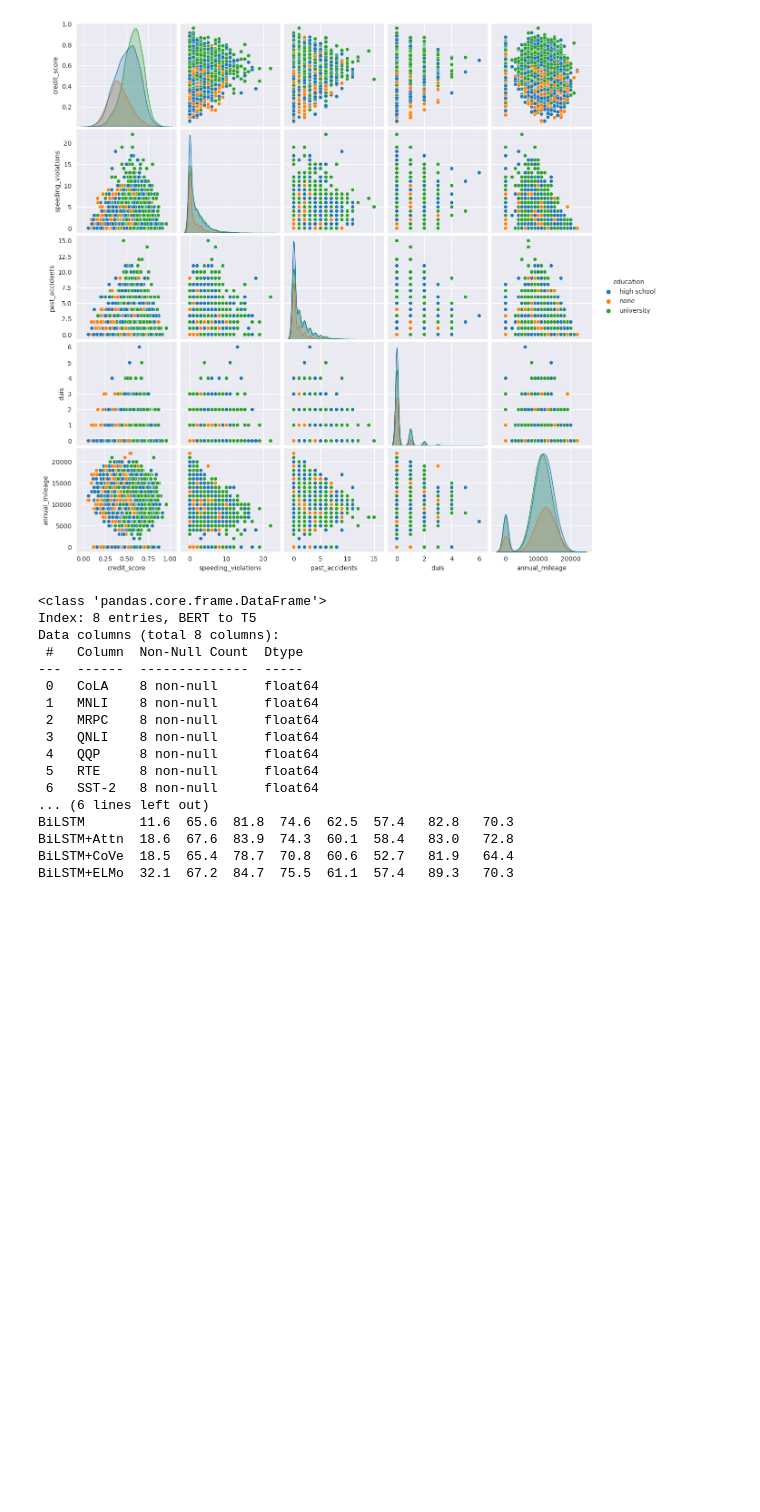
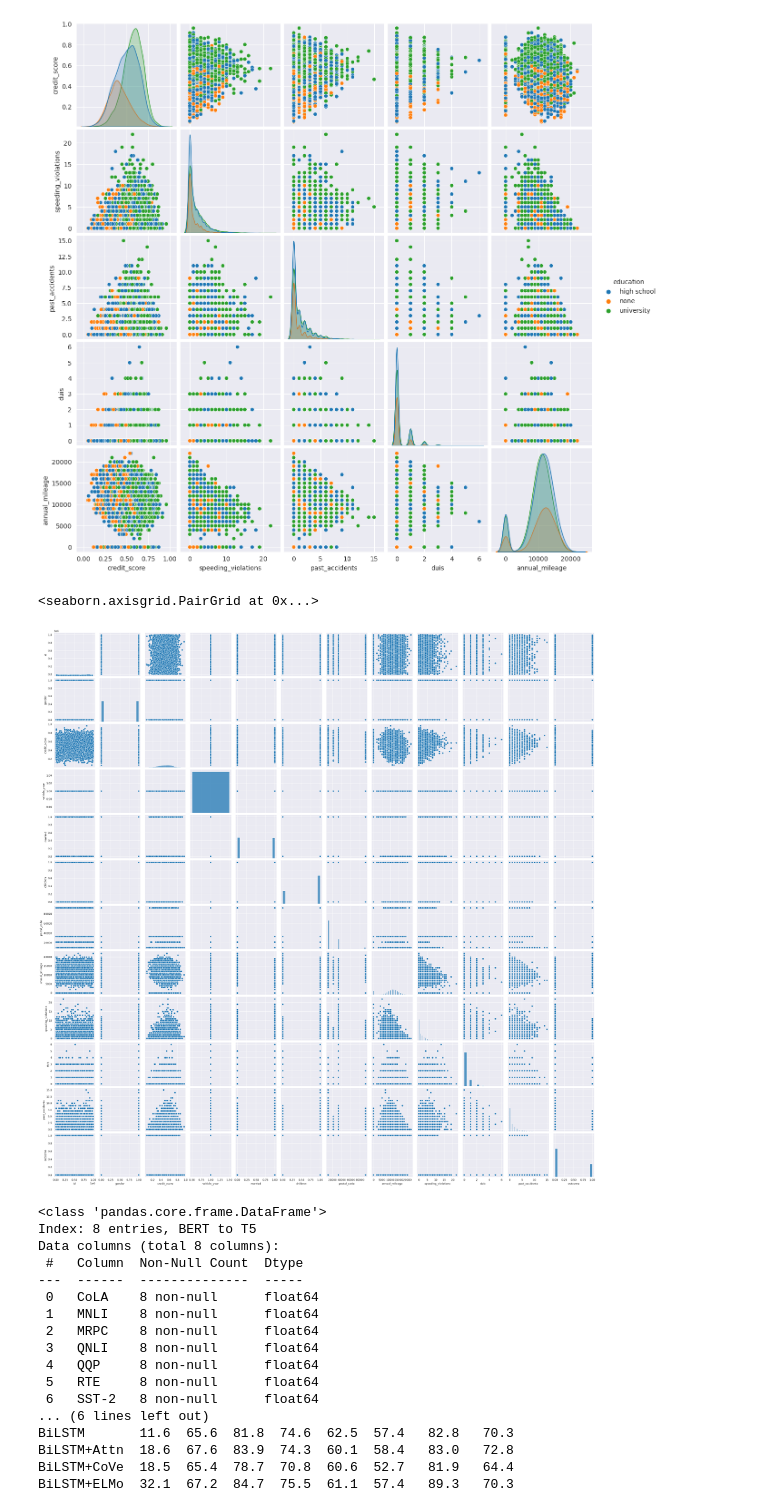
Before and after one commit to carlosjesuscaro/data_analysis_car_insurance, a Jupyter notebook: main.ipynb, the cells around one changed output. Saved outputs shown, nothing was run; the diff lists cells and outputs as text; code cells hidden in the pictures; blank space fills up the shorter version.

```diff
--- a/main.ipynb
+++ b/main.ipynb
@@ -40,7 +41,7 @@ data.vehicle_year = data.vehicle_year.astype('bool')
 data.married = data.married.astype('bool')
 data.children = data.children.astype('int32')
 data.past_accidents = data.past_accidents.astype('int32')
-data.outcome = data.outcome.astype('category')
+# data.outcome = data.outcome.astype('category')
 data.duis = data.duis.astype('int32')
 data.speeding_violations = data.speeding_violations.astype('int32')
 data.annual_mileage = data.annual_mileage.fillna(0)
@@ -104,6 +105,11 @@ sns.pairplot(data_num, hue='education')
 # %% [output]
 <seaborn.axisgrid.PairGrid at 0x...>
 [figure]
+# %%
+sns.pairplot(data=data)
+# %% [output]
+<seaborn.axisgrid.PairGrid at 0x...>
+[figure, added]
 # %%
 ## Heatmap example
 glue = sns.load_dataset("glue").pivot(index="Model", columns="Task", values="Score")
```
Also changed, not shown: parts of 7 cells of this notebook.
